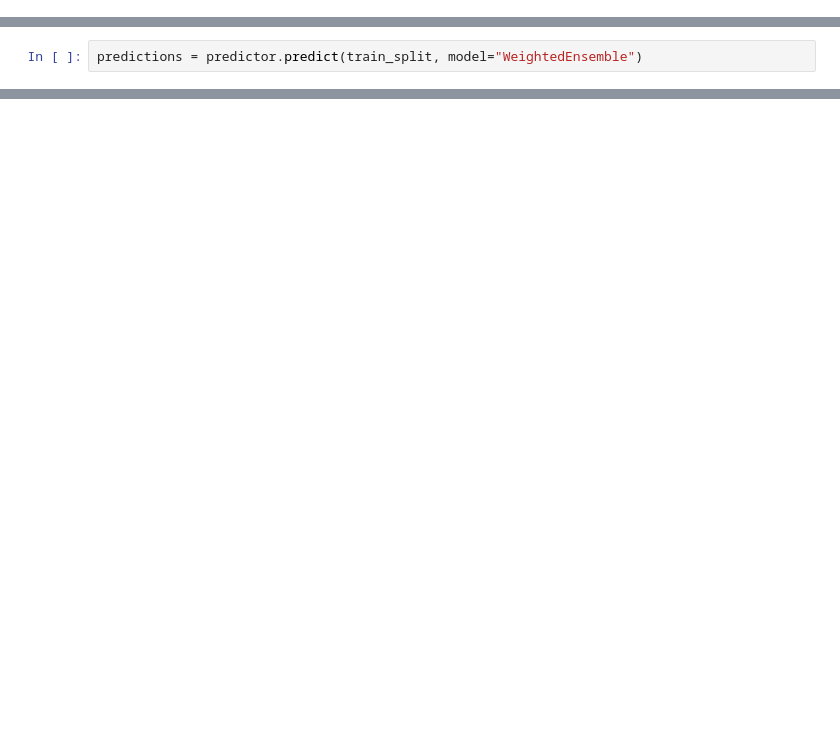
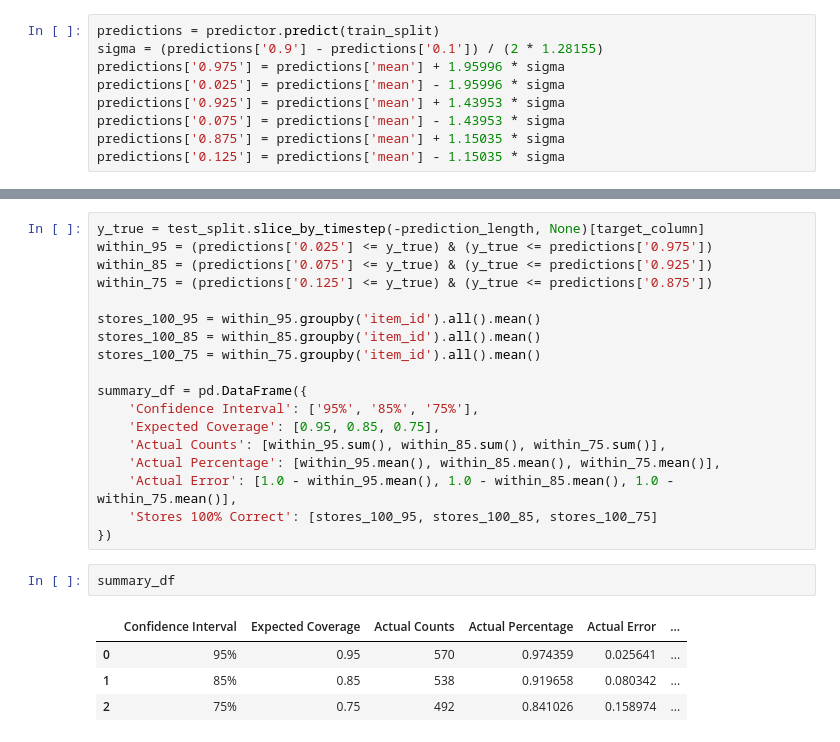
Before and after one commit to cezartdev/ai_model_evaluation_mlops, a Jupyter notebook: notebooks/01_walmart_sales.ipynb, the cells around one changed output, grey strips where cells are left out. Cells and saved outputs as stored; diff of their text form; blank space fills up the shorter version.

```diff
--- a/notebooks/01_walmart_sales.ipynb
+++ b/notebooks/01_walmart_sales.ipynb
@@ -93,0 +62,9 @@ Additional data provided, testing on additional data. Resulting leaderboard will
+# %%
+predictions = predictor.predict(train_split)
+sigma = (predictions['0.9'] - predictions['0.1']) / (2 * 1.28155)
+predictions['0.975'] = predictions['mean'] + 1.95996 * sigma
+predictions['0.025'] = predictions['mean'] - 1.95996 * sigma
+predictions['0.925'] = predictions['mean'] + 1.43953 * sigma
+predictions['0.075'] = predictions['mean'] - 1.43953 * sigma
+predictions['0.875'] = predictions['mean'] + 1.15035 * sigma
+predictions['0.125'] = predictions['mean'] - 1.15035 * sigma
@@ -114,2 +103,0 @@ leaderboard
-# %%
-predictions = predictor.predict(train_split, model="WeightedEnsemble")
@@ -197,0 +108,25 @@ fig.show()
+# %%
+y_true = test_split.slice_by_timestep(-prediction_length, None)[target_column]
+within_95 = (predictions['0.025'] <= y_true) & (y_true <= predictions['0.975'])
+within_85 = (predictions['0.075'] <= y_true) & (y_true <= predictions['0.925'])
+within_75 = (predictions['0.125'] <= y_true) & (y_true <= predictions['0.875'])
+
+stores_100_95 = within_95.groupby('item_id').all().mean()
+stores_100_85 = within_85.groupby('item_id').all().mean()
+stores_100_75 = within_75.groupby('item_id').all().mean()
+
+summary_df = pd.DataFrame({
+    'Confidence Interval': ['95%', '85%', '75%'],
+    'Expected Coverage': [0.95, 0.85, 0.75],
+    'Actual Counts': [within_95.sum(), within_85.sum(), within_75.sum()],
+    'Actual Percentage': [within_95.mean(), within_85.mean(), within_75.mean()],
+    'Actual Error': [1.0 - within_95.mean(), 1.0 - within_85.mean(), 1.0 - within_75.mean()],
+    'Stores 100% Correct': [stores_100_95, stores_100_85, stores_100_75]
+})
+# %%
+summary_df
+# %% [output]
+|  | Confidence Interval | Expected Coverage | Actual Counts | Actual Percentage | Actual Error | ... |
+| 0 | 95% | 0.95 | 570 | 0.974359 | 0.025641 | ... |
+| 1 | 85% | 0.85 | 538 | 0.919658 | 0.080342 | ... |
+| 2 | 75% | 0.75 | 492 | 0.841026 | 0.158974 | ... |
```
Also changed, not shown: parts of 25 cells of this notebook, 6 other files.
